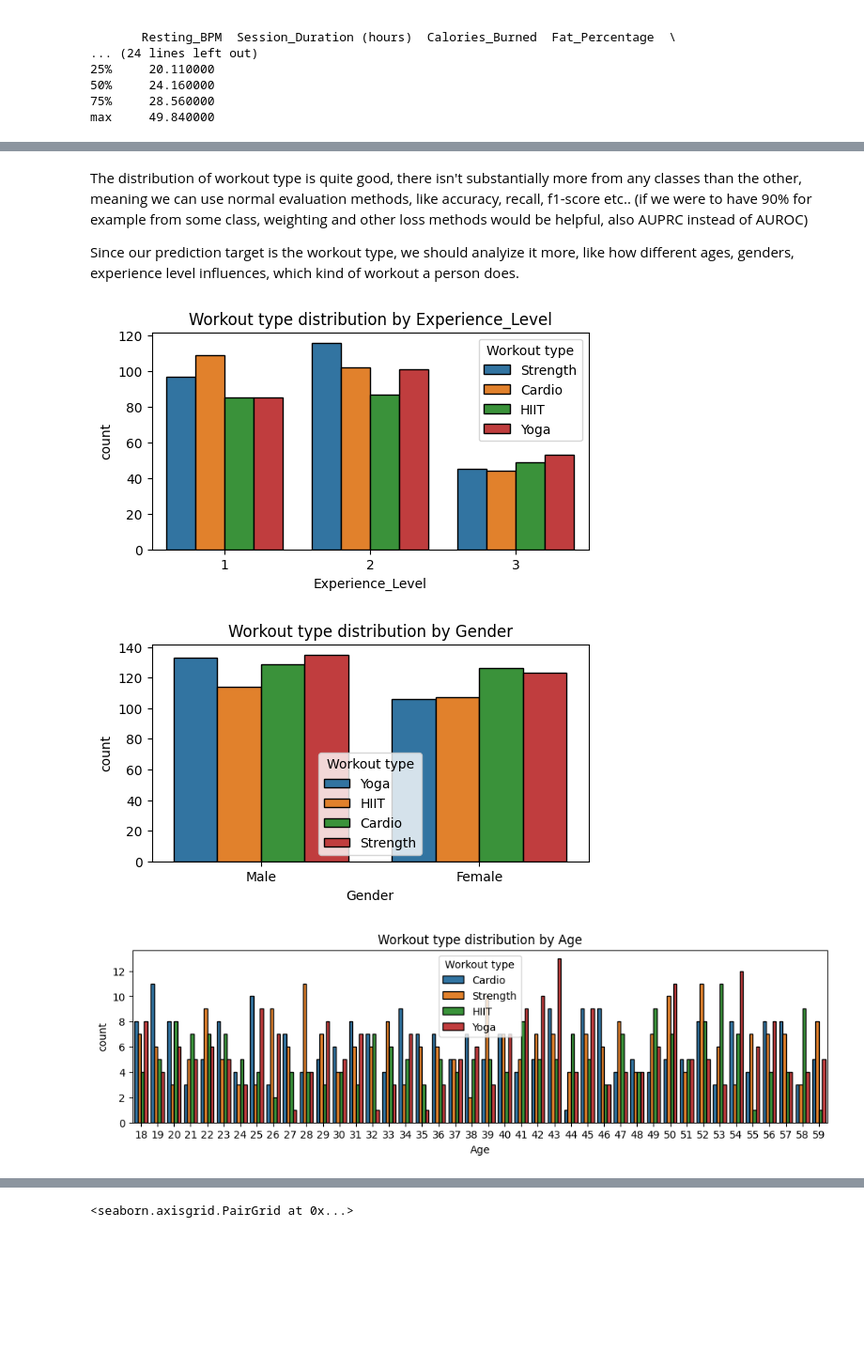
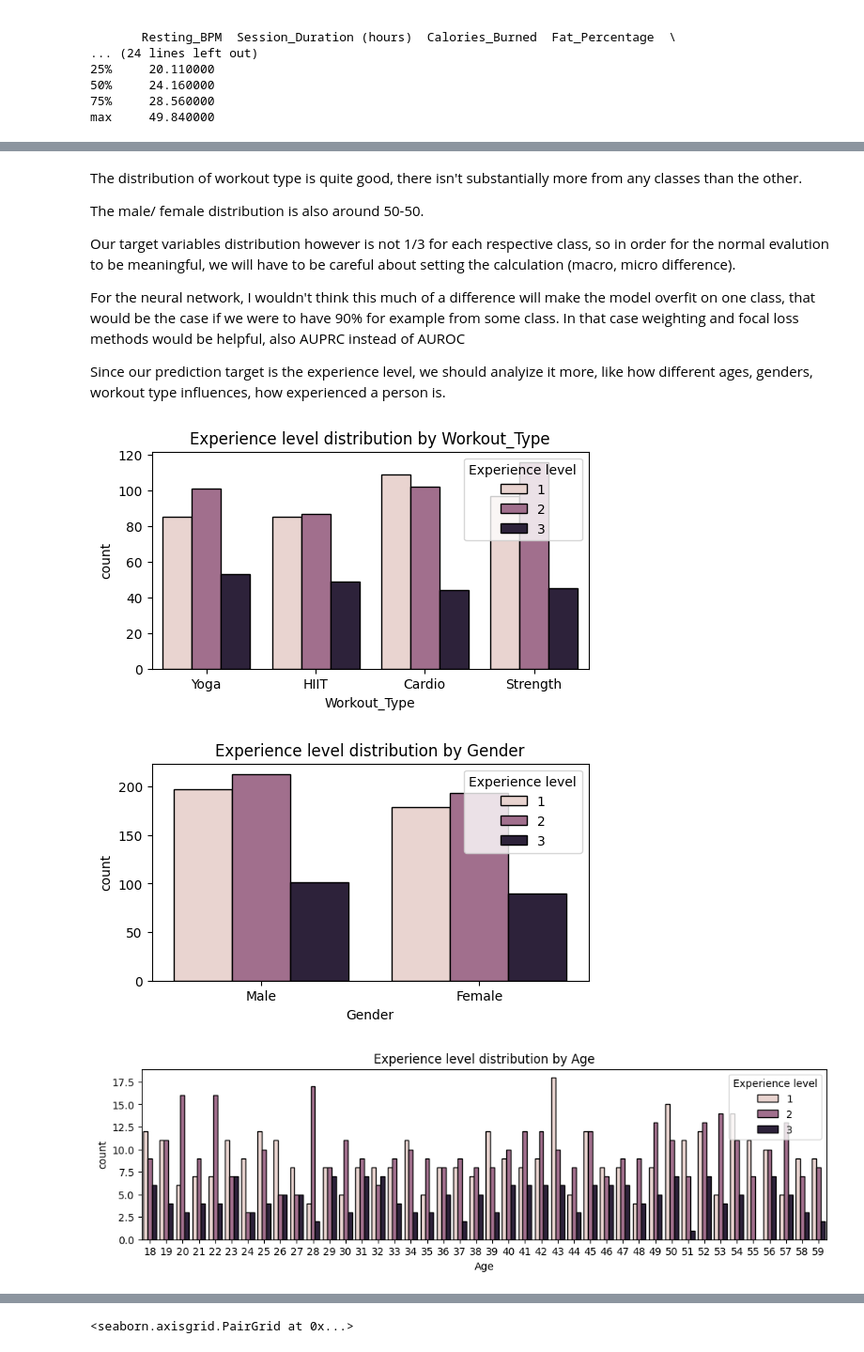
Before and after one commit to tpeter002/machinelearning-tuw, a Jupyter notebook: EX1/gym_members/eda_gym.ipynb, the cells around one changed output, grey strips where cells are left out. Shown at 94% size. Cells and saved outputs as stored; diff of their text form; code cells hidden in the pictures; blank space fills up the shorter version.

```diff
--- a/EX1/gym_members/eda_gym.ipynb
+++ b/EX1/gym_members/eda_gym.ipynb
@@ -103,26 +105,32 @@ for catcol in categorical_cols:
 # %% [markdown]
-The distribution of workout type is quite good, there isn't substantially more from any classes than the other, meaning we can use normal evaluation methods, like accuracy, recall, f1-score etc.. (if we were to have 90% for example from some class, weighting and other loss methods would be helpful, also AUPRC instead of AUROC)
+The distribution of workout type is quite good, there isn't substantially more from any classes than the other.
 
-Since our prediction target is the workout type, we should analyize it more, like how different ages, genders, experience level influences, which kind of workout a person does.
+The male/ female distribution is also around 50-50.
+
+Our target variables distribution however is not 1/3 for each respective class, so in order for the normal evalution to be meaningful, we will have to be careful about setting the calculation (macro, micro difference).
+
+For the neural network, I wouldn't think this much of a difference will make the model overfit on one class, that would be the case if we were to have 90% for example from some class. In that case weighting and focal loss methods would be helpful, also AUPRC instead of AUROC
+
+Since our prediction target is the experience level, we should analyize it more, like how different ages, genders, workout type influences, how experienced a person is.
 # %%
 def compare_to_workout_type(df, col, fig=(6,3)):
     plt.figure(figsize=fig)
     sns.countplot(
         data=df,
         x=col,
-        hue='Workout_Type',
+        hue='Experience_Level',
         edgecolor='black'
     )
-    plt.title(f'Workout type distribution by {col}')
+    plt.title(f'Experience level distribution by {col}')
     plt.xlabel(f'{col}')
     plt.ylabel('count')
-    plt.legend(title='Workout type')
+    plt.legend(title='Experience level')
 
-compare_to_workout_type(df, 'Experience_Level')
+compare_to_workout_type(df, 'Workout_Type')
 compare_to_workout_type(df, 'Gender')
 compare_to_workout_type(df, 'Age', (12,3))
 # %% [output]
-[figure, old version]
+[figure, new version]
-[figure, old version]
+[figure, new version]
-[figure, old version]
+[figure, new version]
 # %% [markdown]
```
Also changed, not shown: parts of 6 cells of this notebook, 1 other file.
